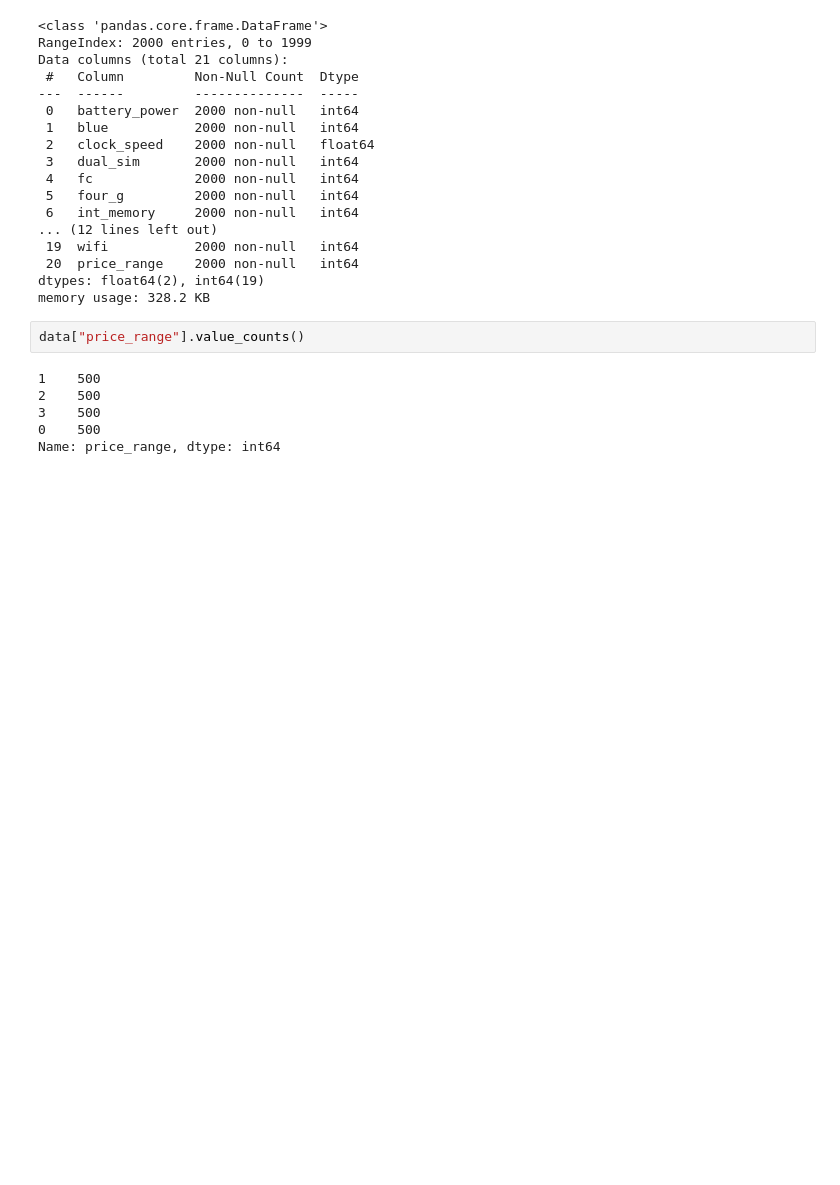
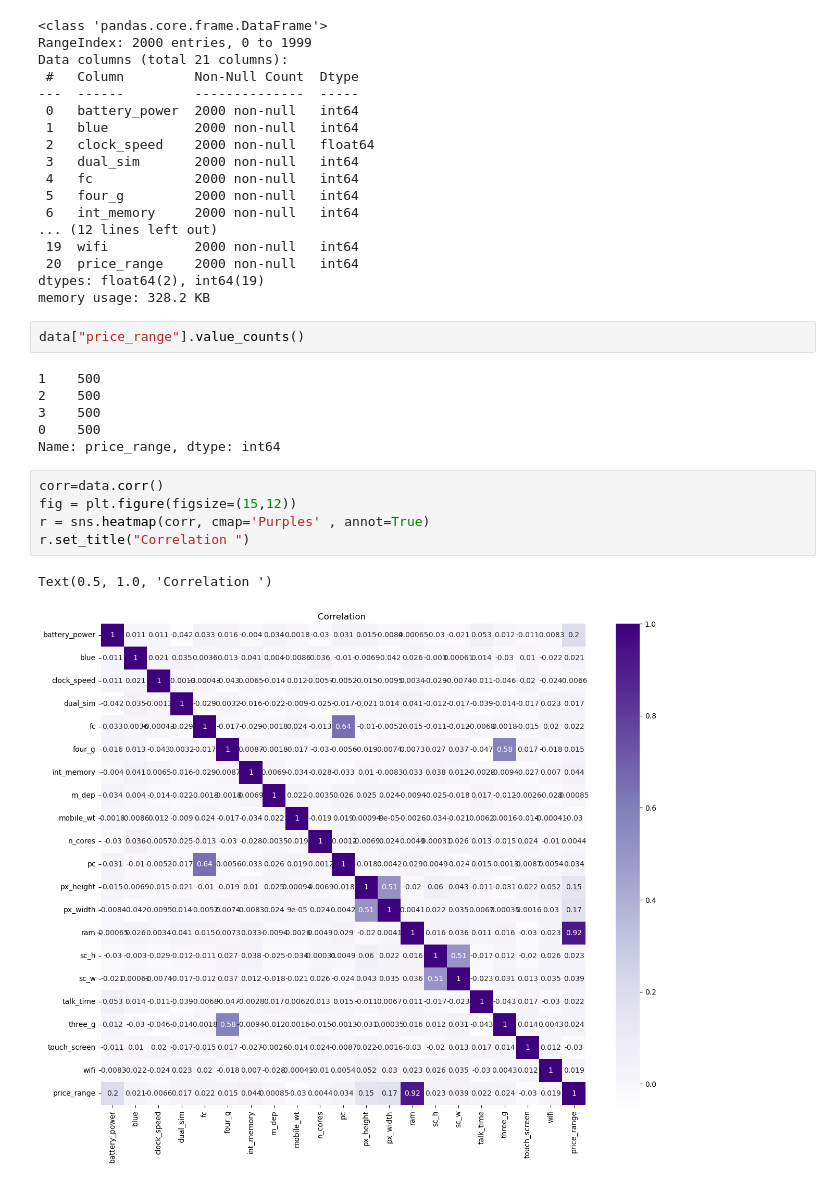
Before and after one commit to amirhosein-ziaei/Machine_Learning_Course, a Jupyter notebook: Support-Vector-Machine/SVM.ipynb, the cells around one changed output. Saved outputs shown, nothing was run; the diff lists cells and outputs as text; blank space fills up the shorter version.

Commit message:
EDA data completed

```diff
--- a/Support-Vector-Machine/SVM.ipynb
+++ b/Support-Vector-Machine/SVM.ipynb
@@ -131,3 +131,11 @@ data["price_range"].value_counts()
 3    500
 0    500
 Name: price_range, dtype: int64
+# %%
+corr=data.corr()
+fig = plt.figure(figsize=(15,12))
+r = sns.heatmap(corr, cmap='Purples' , annot=True)
+r.set_title("Correlation ")
+# %% [output]
+Text(0.5, 1.0, 'Correlation ')
+[figure, added]
```
Also changed, not shown: parts of 2 cells of this notebook.
